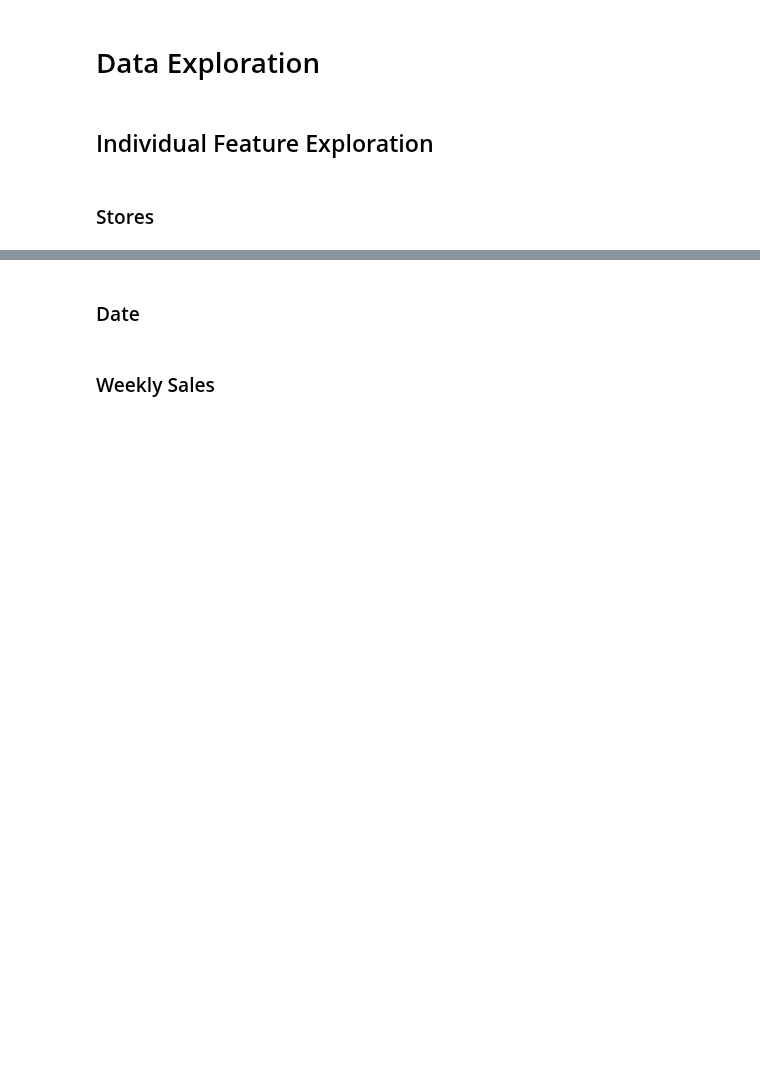
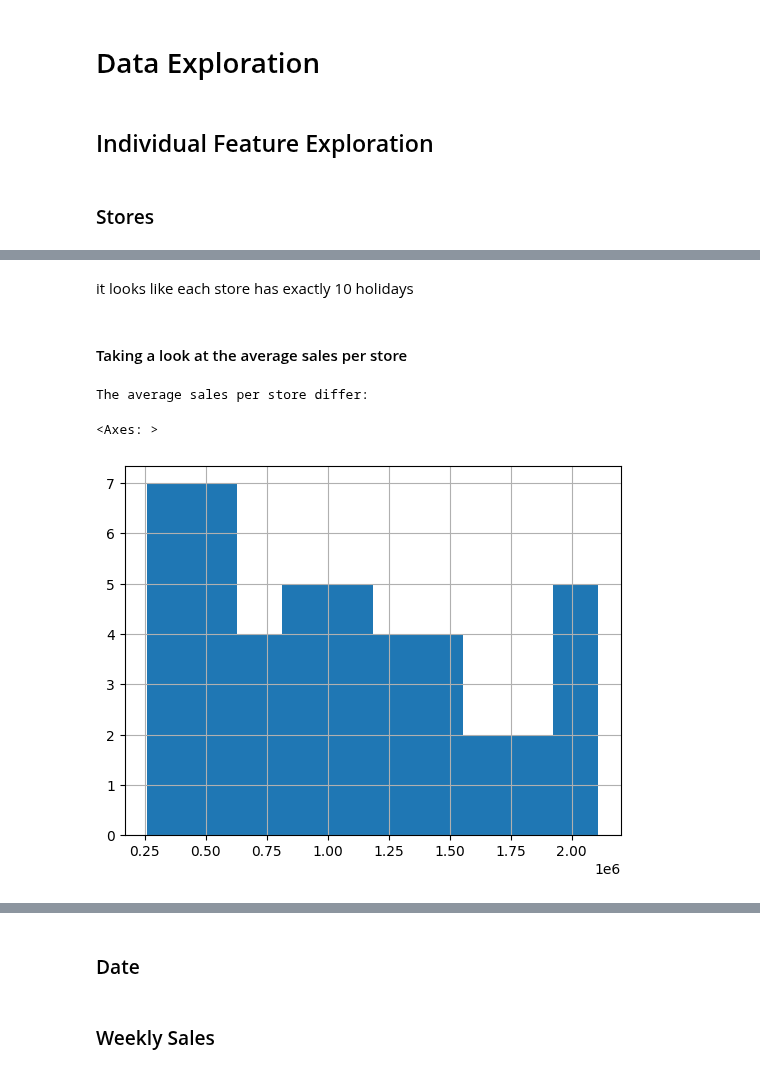
Before and after one commit to ChrisPerezLebron/CMSC320Project, a Jupyter notebook: main.ipynb, the cells around one changed output, grey strips where cells are left out. Drawn from its saved outputs; the diff is of its cells as text; code cells hidden in the pictures; blank space fills up the shorter version.

Commit message:
Finished exploring stores column

```diff
--- a/main.ipynb
+++ b/main.ipynb
@@ -26,0 +40,12 @@ df.head()
+# %% [markdown]
+it looks like each store has exactly 10 holidays
+# %% [markdown]
+#### Taking a look at the average sales per store
+# %%
+
+#avg sales per store differs
+df.groupby("Store")["Weekly_Sales"].mean().hist()
+# %% [output]
+The average sales per store differ:
+<Axes: >
+[figure, added]
```
Also changed, not shown: parts of 32 cells of this notebook.
